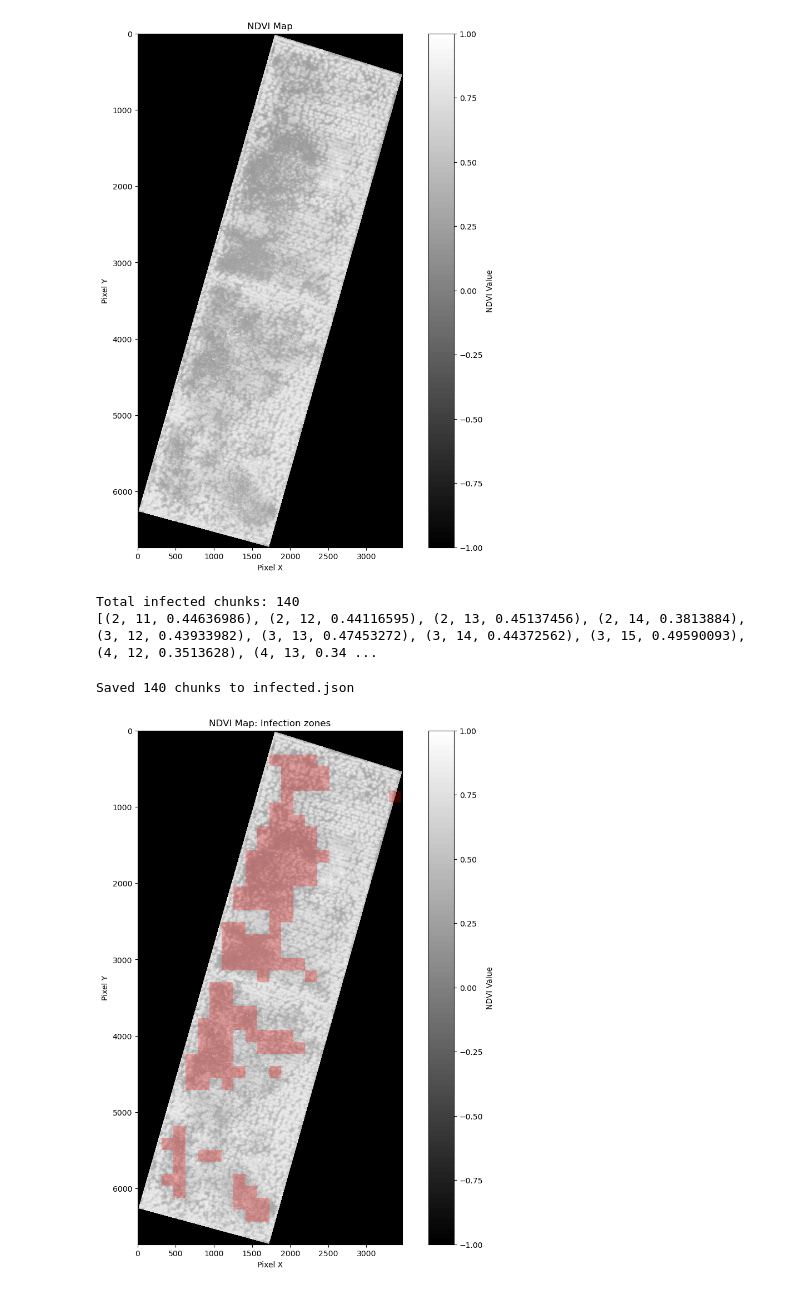
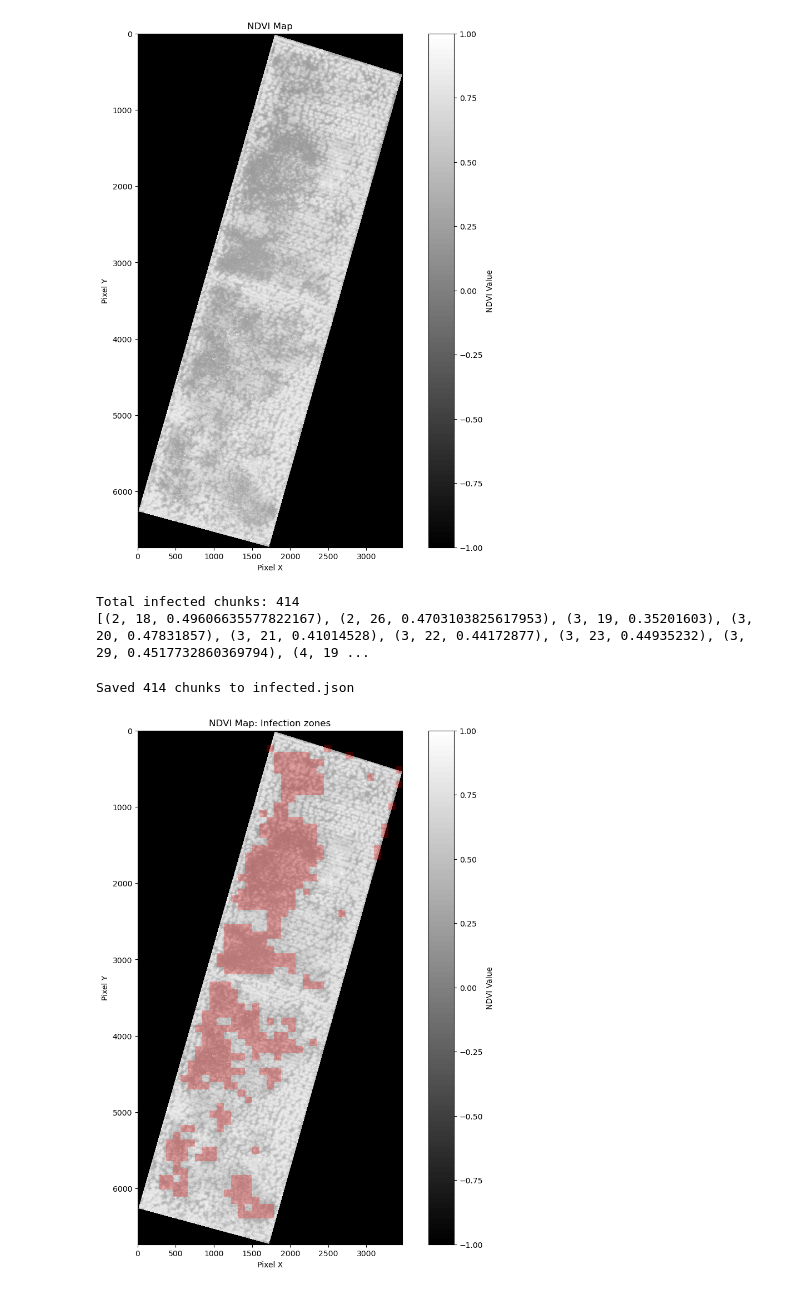
Before and after one commit to divyam27-1/vegetation-path-plan, a Jupyter notebook: ndvi_tiff.ipynb, the cells around one changed output. Drawn from its saved outputs; the diff is of its cells as text; code cells hidden in the pictures.

Commit message:
Added config.yaml for user tunable parameters

```diff
--- a/ndvi_tiff.ipynb
+++ b/ndvi_tiff.ipynb
@@ -39,9 +40,12 @@ plt.show()
 [figure]
 # %%
 infected_chunks = []
+
+with open("config.yaml") as f:
+    config = yaml.safe_load(f)
 cutoffs = {
-    "avg": 0.5,
-    "mask_ratio": 0.6
+    "avg": config["infection_threshold_ndvi"],
+    "mask_ratio": config["chunk_overflow_mask_ratio"]
 }
 
 def is_infected(chunk, thresholds, out_arr=infected_chunks):
@@ -69,13 +73,13 @@ for chunk_y in range(len(gu.CHUNK_BOUNDS[0])):
 print(f"Total infected chunks: {len(infected_chunks)}")
 print(infected_chunks)
 # %% [output]
-Total infected chunks: 140
-[(2, 11, 0.44636986), (2, 12, 0.44116595), (2, 13, 0.45137456), (2, 14, 0.3813884), (3, 12, 0.43933982), (3, 13, 0.47453272), (3, 14, 0.44372562), (3, 15, 0.49590093), (4, 12, 0.3513628), (4, 13, 0.34 ...
+Total infected chunks: 414
+[(2, 18, 0.49606635577822167), (2, 26, 0.4703103825617953), (3, 19, 0.35201603), (3, 20, 0.47831857), (3, 21, 0.41014528), (3, 22, 0.44172877), (3, 23, 0.44935232), (3, 29, 0.4517732860369794), (4, 19 ...
 # %%
 infected_coords = []
 
 for chunk_y, chunk_x, avg in infected_chunks:
-    corners_latlon = gu.chunk_coord_to_geo_coord(chunk_y, chunk_x, y_offset=gu.CHUNK_DIM/2, x_offset=gu.CHUNK_DIM/2)
+    corners_latlon = gu.chunk_coord_to_geo_coord(chunk_y, chunk_x, y_offset=gu.CHUNK_DIM_PX/2, x_offset=gu.CHUNK_DIM_PX/2)
 
     infected_coords.append({
         "chunk_index": [chunk_y, chunk_x],
@@ -88,39 +92,39 @@ with open("Data/infected.json", "w") as f:
 
 print(f"Saved {len(infected_coords)} chunks to infected.json")
 # %% [output]
-Saved 140 chunks to infected.json
+Saved 414 chunks to infected.json
 # %%
 plt.figure(figsize=(12, 12))
 
 img = plt.imshow(gu.ndvi, cmap=cmap, norm=norm)
 plt.colorbar(img, label='NDVI Value')
 plt.imshow(np.ma.masked_less(gu.ndvi, -1), cmap=cmap, norm=norm)
 
 for chunk_y, chunk_x, infection_level in infected_chunks:
-    start_y = chunk_y * gu.CHUNK_DIM
-    start_x = chunk_x * gu.CHUNK_DIM
+    start_y = chunk_y * gu.CHUNK_DIM_PX
+    start_x = chunk_x * gu.CHUNK_DIM_PX
 
-    height = min(gu.CHUNK_DIM, gu.ndvi.shape[0] - start_y)
-    width = min(gu.CHUNK_DIM, gu.ndvi.shape[1] - start_x)
+    height = min(gu.CHUNK_DIM_PX, gu.ndvi.shape[0] - start_y)
+    width = min(gu.CHUNK_DIM_PX, gu.ndvi.shape[1] - start_x)
 
     alpha = 0.25
 
     rect = patches.Rectangle(
         (start_x, start_y),
         width,
         height,
         linewidth=0,
         edgecolor=None,
         facecolor=(1, 0, 0, alpha),
         zorder=3
     )
 
     plt.gca().add_patch(rect)
 
 plt.title('NDVI Map: Infection zones')
 plt.xlabel('Pixel X')
 plt.ylabel('Pixel Y')
 
 plt.show()
 # %% [output]
-[figure, old version]
+[figure, new version]
```
Also changed, not shown: parts of 2 cells of this notebook, 5 other files.
